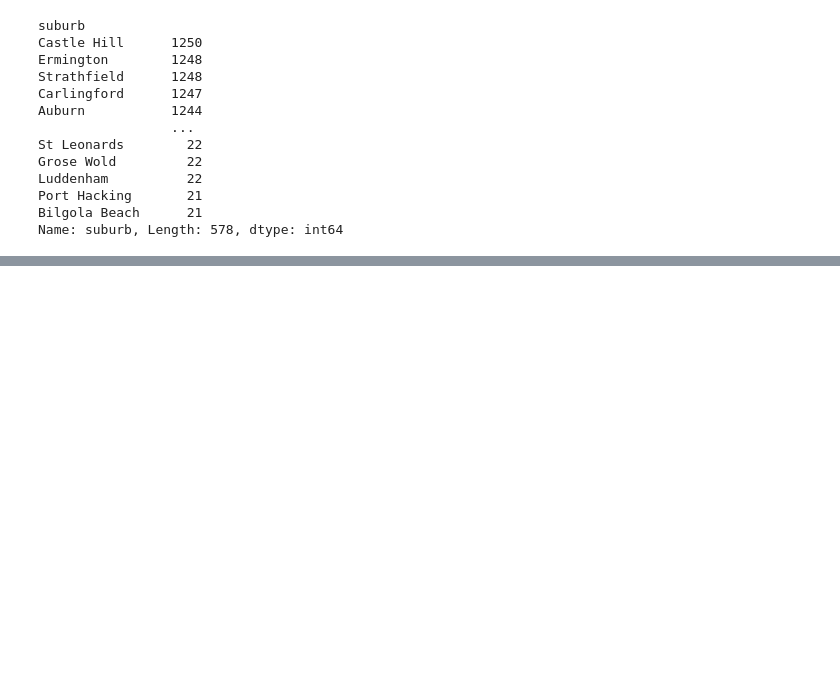
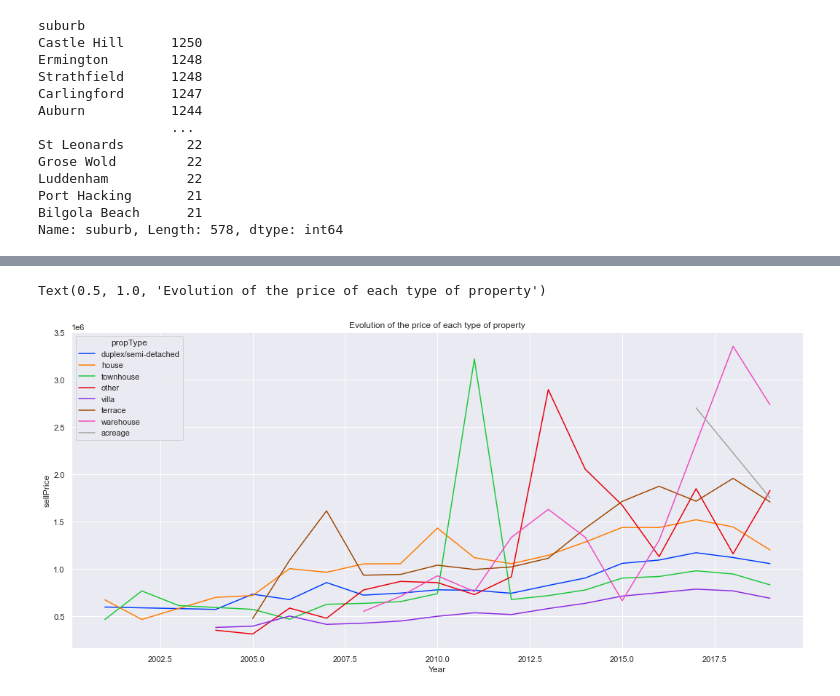
Before and after one commit to alex-lang-br/Prediction-project, a Jupyter notebook: Sydney_House_Pred.ipynb, the cells around one changed output, grey strips where cells are left out. Drawn from its saved outputs; the diff is of its cells as text; code cells hidden in the pictures; blank space fills up the shorter version.

```diff
--- a/Sydney_House_Pred.ipynb
+++ b/Sydney_House_Pred.ipynb
@@ -252,0 +253,6 @@ Name: suburb, Length: 578, dtype: int64
+# %%
+temp_df = house_price.drop(columns='Month')
+# %%
+avg_year_prop = pd.DataFrame(temp_df.groupby(['Year', 'propType'])['sellPrice'].mean())
+avg_year_prop.sellPrice = avg_year_prop.sellPrice.apply(lambda x: "{:f}".format(x))
+avg_year_prop.sellPrice = avg_year_prop.sellPrice.apply(lambda x: round(float(x)))
@@ -252,0 +265,3 @@ Name: suburb, Length: 578, dtype: int64
+# %%
+avg_year_prop = avg_year_prop.drop([2000])
+avg_year_suburb = avg_year_suburb.drop([2000])
@@ -252,0 +278,8 @@ Name: suburb, Length: 578, dtype: int64
+# %%
+plt.figure(figsize= (18,8))
+sns.lineplot(x = 'Year', y = 'sellPrice',
+             hue = 'propType', data = avg_year_prop,
+             palette = 'bright').set_title("Evolution of the price of each type of property")
+# %% [output]
+Text(0.5, 1.0, 'Evolution of the price of each type of property')
+[figure, added]
```
Also changed, not shown: parts of 46 cells of this notebook.
